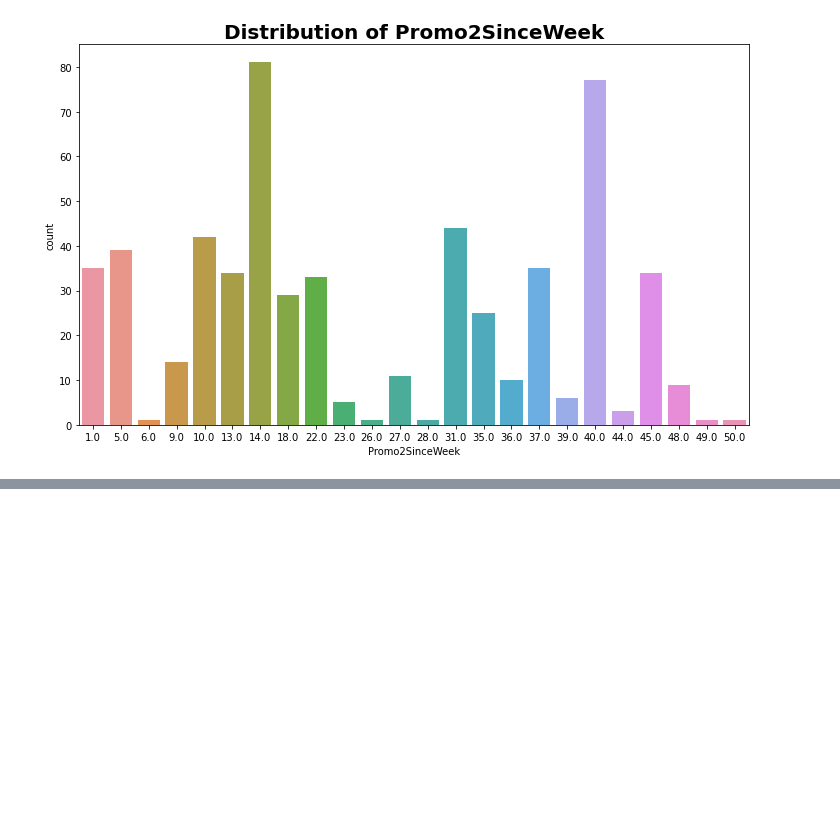
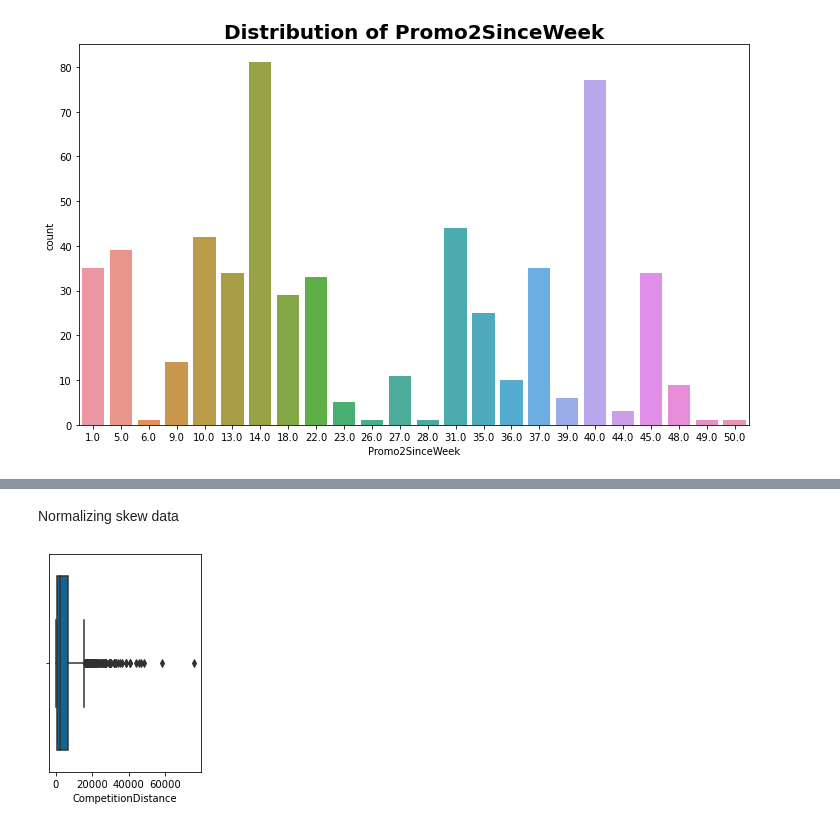
Before and after one commit to smegnshd/Pharmaceutical-Sales-prediction-across-multiple-stores, a Jupyter notebook: sales_prediction.ipynb, the cells around one changed output, grey strips where cells are left out. Cells and saved outputs as stored; diff of their text form; code cells hidden in the pictures; blank space fills up the shorter version.

```diff
--- a/sales_prediction.ipynb
+++ b/sales_prediction.ipynb
@@ -285,12 +336,11 @@ There are 6 columns that have missing values.
 # %%
-train_data['CompetitionDistance'].fillna(train_data['CompetitionDistance'].median(), inplace =
-True)
+store_data['CompetitionDistance'].fillna(store_data['CompetitionDistance'].median(), inplace =True)
 # %%
-train_data.CompetitionOpenSinceMonth.fillna(0, inplace = True)\n",
-"train_data.CompetitionOpenSinceYear.fillna(0,inplace=True)
+store_data.CompetitionOpenSinceMonth.fillna(0, inplace = True)
+store_data.CompetitionOpenSinceYear.fillna(0,inplace=True)
 # %%
-train_data.Promo2SinceWeek.fillna(0,inplace=True)\n",
-"train_data.Promo2SinceYear.fillna(0,inplace=True)\n",
-"train_data.PromoInterval.fillna(0,inplace=True)
-train_data.StateHoliday.fillna(0,inplace=True)
+store_data.Promo2SinceWeek.fillna(0,inplace=True)
+store_data.Promo2SinceYear.fillna(0,inplace=True)
+store_data.PromoInterval.fillna(0,inplace=True)
+test_data.Open.fillna(0,inplace=True)
 # %%
@@ -297,0 +390,2 @@ train_data.count(0)/train_data.shape[0] * 100
+# %% [markdown]
+Normalizing skew data
@@ -297,0 +399,9 @@ train_data.count(0)/train_data.shape[0] * 100
+# %%
+def plotvar(df, variable):
+    plt.subplot(1,2,2)
+    sb.boxplot(df[variable])
+    plt.show()
+# %%
+plotvar(store_data,'CompetitionDistance')
+# %% [output]
+[figure, added]
```
Also changed, not shown: parts of 54 cells of this notebook.
